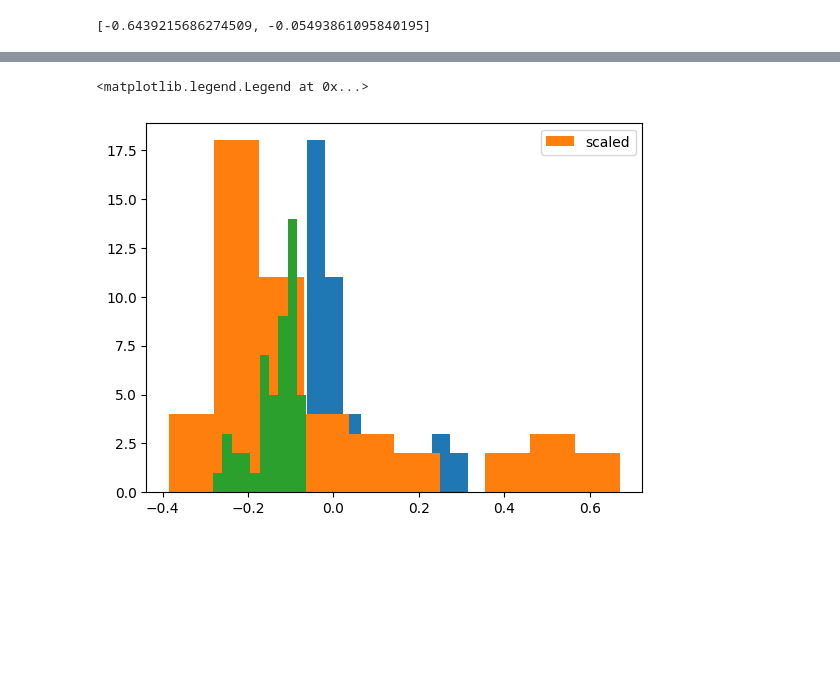
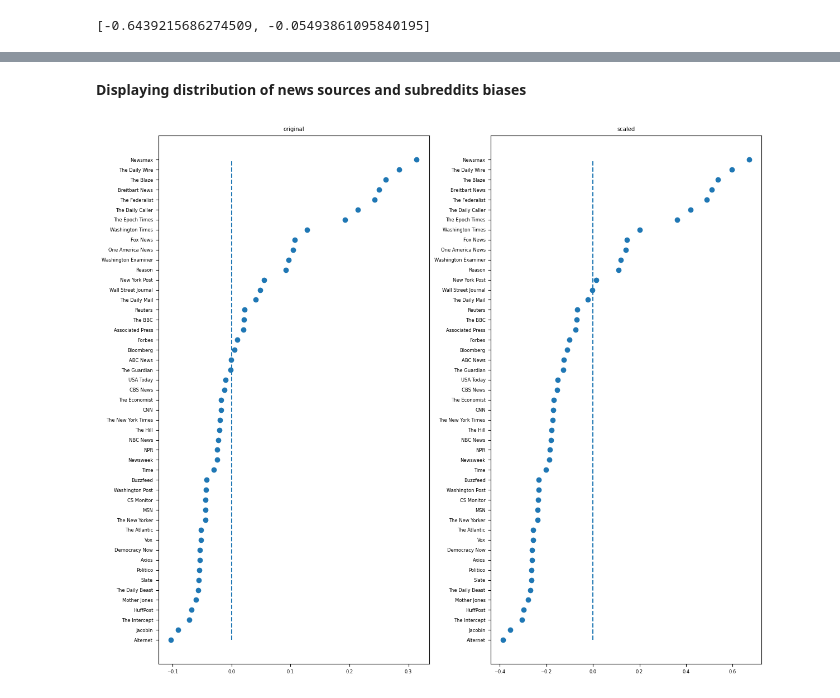
Before and after one commit to EzzeldinIsmail/CSCD25Proj, a Jupyter notebook: src/Project.ipynb, the cells around one changed output, grey strips where cells are left out. Saved outputs shown, nothing was run; the diff lists cells and outputs as text; code cells hidden in the pictures; blank space fills up the shorter version.

```diff
--- a/src/Project.ipynb
+++ b/src/Project.ipynb
@@ -167,5 +179,10 @@ subreddits = DataFrame(index=news['subreddit'].unique())
 sources = DataFrame(index=news['source'].unique())
 for s in ['rating', 'scaled rating']:
     subreddits[s] = news.groupby('subreddit').apply(lambda x: x[s].sum()/ len(x[s]))
+subreddits['original'] = partisan[subreddits.index.values]
+subreddits['scaled'] = scaled[subreddits.index.values]
+subreddits['split'] = split[subreddits.index.values]
 for s in df.index.values:
     sources[s] = news.groupby('source').apply(lambda x: x[s].sum()/len(x[s]))
+sources['Allsides'] = allsides['All sides rating number'][sources.index.values]
+sources['Allsides scaled'] = allsides['Scaled rating number'][sources.index.values]
@@ -192,8 +189,15 @@ sources
-# %%
-plt.hist(sources['original'], bins=10)
-plt.hist(sources['scaled'], bins=10, label='scaled')
-plt.hist(sources['split'], bins=10)
-plt.legend()
-# %% [output]
-<matplotlib.legend.Legend at 0x...>
-[figure, removed]
+# %% [markdown]
+**Displaying distribution of news sources and subreddits biases**
+# %%
+plt.rcParams.update({'font.size': 6})
+
+fig, axs = plt.subplots(1, 2, figsize=(12, 10))
+for s, ax in zip(['original', 'scaled'], axs):
+    d = sources[s].sort_values()
+    ax.title.set_text(s)
+    ax.scatter(d.values, d.index.values)
+    ax.vlines(0.0, d.idxmin(), d.idxmax(), linestyle='dashed')
+plt.tight_layout()
+plt.savefig("News ratings")
+# %% [output]
+[figure, added]
```
Also changed, not shown: parts of 15 cells of this notebook.
